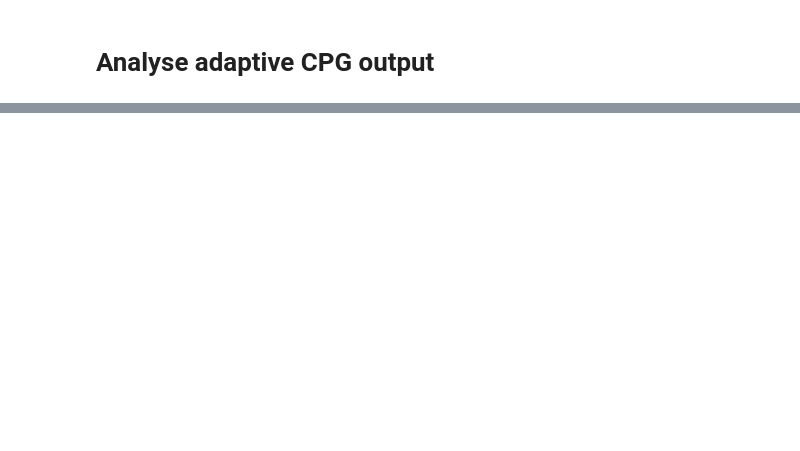
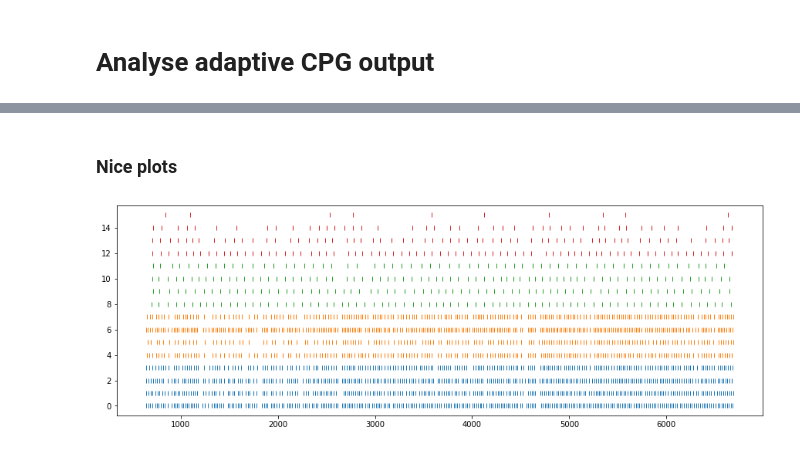
Before and after one commit to neuromorphic-CPG/neuromorphic-CPG, a Jupyter notebook: plot_spikes_oscillator.ipynb, the cells around one changed output, grey strips where cells are left out. Drawn from its saved outputs; the diff is of its cells as text; code cells hidden in the pictures; blank space fills up the shorter version.

```diff
--- a/plot_spikes_oscillator.ipynb
+++ b/plot_spikes_oscillator.ipynb
@@ -31,0 +44,19 @@ pop 2 firing rate = 7.95 Hz
+# %% [markdown]
+### Nice plots
+# %%
+exc_spikes = spikes_array[spikes_array[:,1] < 256,:]
+inh_spikes = spikes_array[spikes_array[:,1] >= 256,:]
+e1 = exc_spikes[exc_spikes[:,1] < 4,:]
+e2 = exc_spikes[exc_spikes[:,1] >= 4,:]
+i1 = inh_spikes[inh_spikes[:,1]-256 < 4,:]
+i2 = inh_spikes[inh_spikes[:,1]-256 >= 4,:]
+
+fig = plt.figure(figsize=(15,5))
+ax = fig.add_subplot()
+ax.plot(e1[:,0]/1000, e1[:,1], '|')
+ax.plot(e2[:,0]/1000, e2[:,1], '|')
+ax.plot(i1[:,0]/1000, -256+8+i1[:,1], '|')
+ax.plot(i2[:,0]/1000, -256+8+i2[:,1], '|')
+plt.show()
+# %% [output]
+[figure, added]
```
Also changed, not shown: parts of 5 cells of this notebook, 2 other files.
